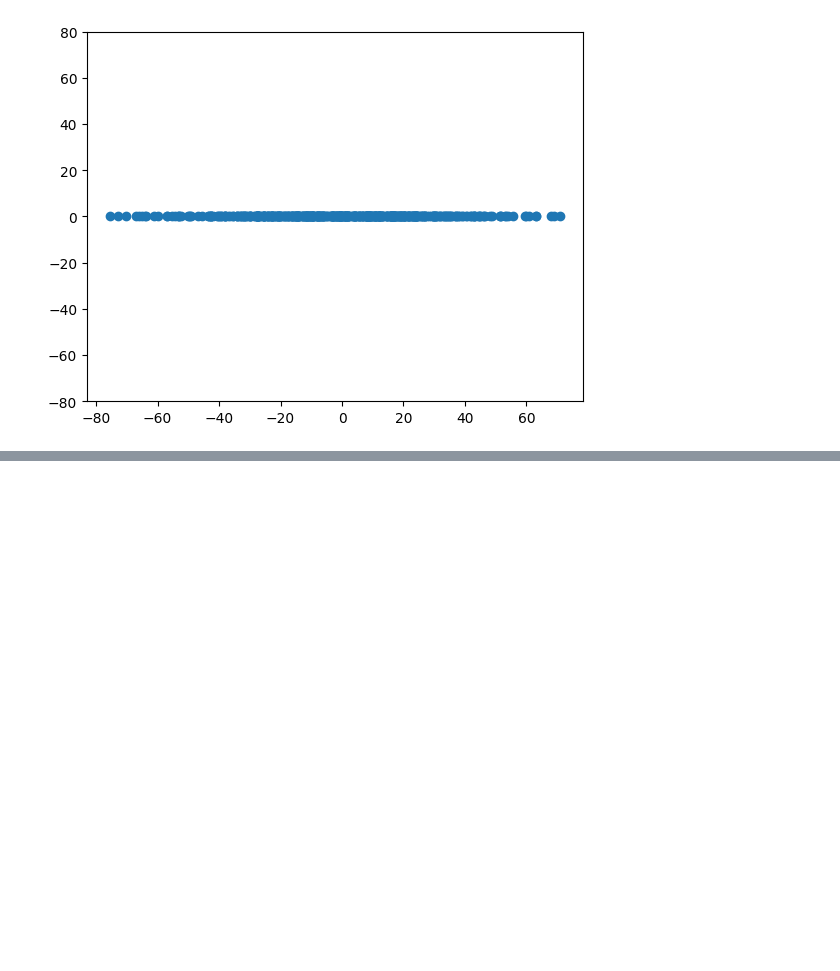
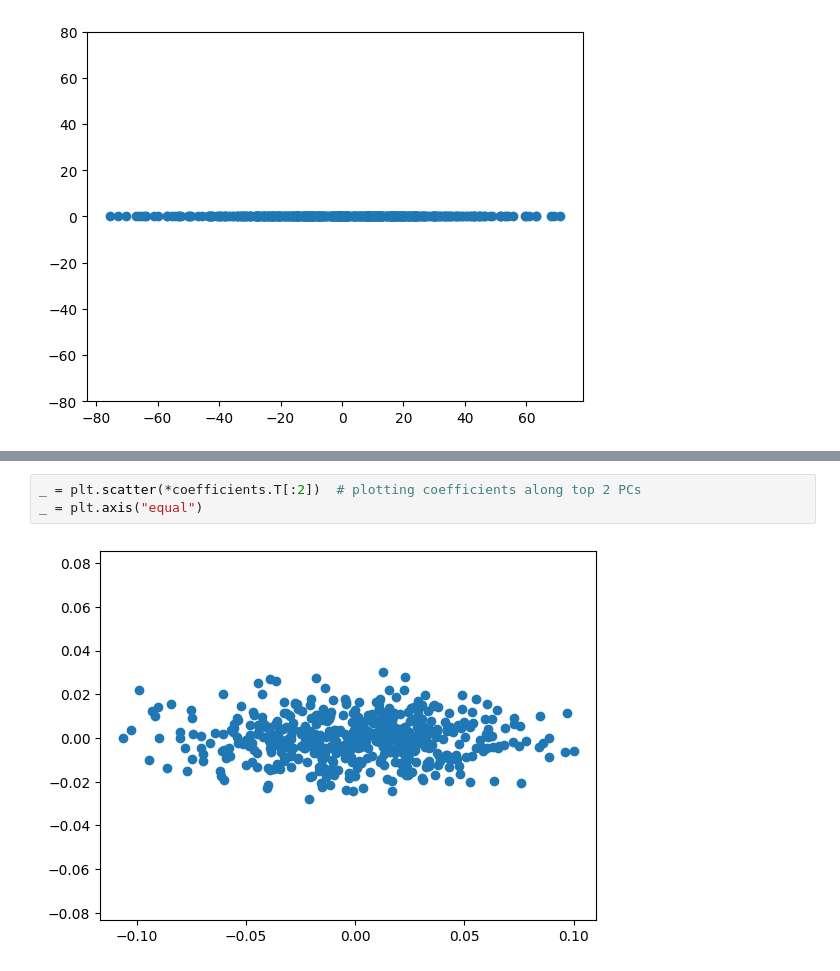
Before and after one commit to k26rahul/Machine-Learning-IITM, a Jupyter notebook: week-2/PCA-demo-2.ipynb, the cells around one changed output, grey strips where cells are left out. Cells and saved outputs as stored; diff of their text form; blank space fills up the shorter version.

```diff
--- a/week-2/PCA-demo-2.ipynb
+++ b/week-2/PCA-demo-2.ipynb
@@ -139,0 +228,5 @@ _ = plt.ylim((-80, 80))
+# %%
+_ = plt.scatter(*coefficients.T[:2])  # plotting coefficients along top 2 PCs
+_ = plt.axis("equal")
+# %% [output]
+[figure, added]
```
Also changed, not shown: parts of 14 cells of this notebook, 2 other files.
